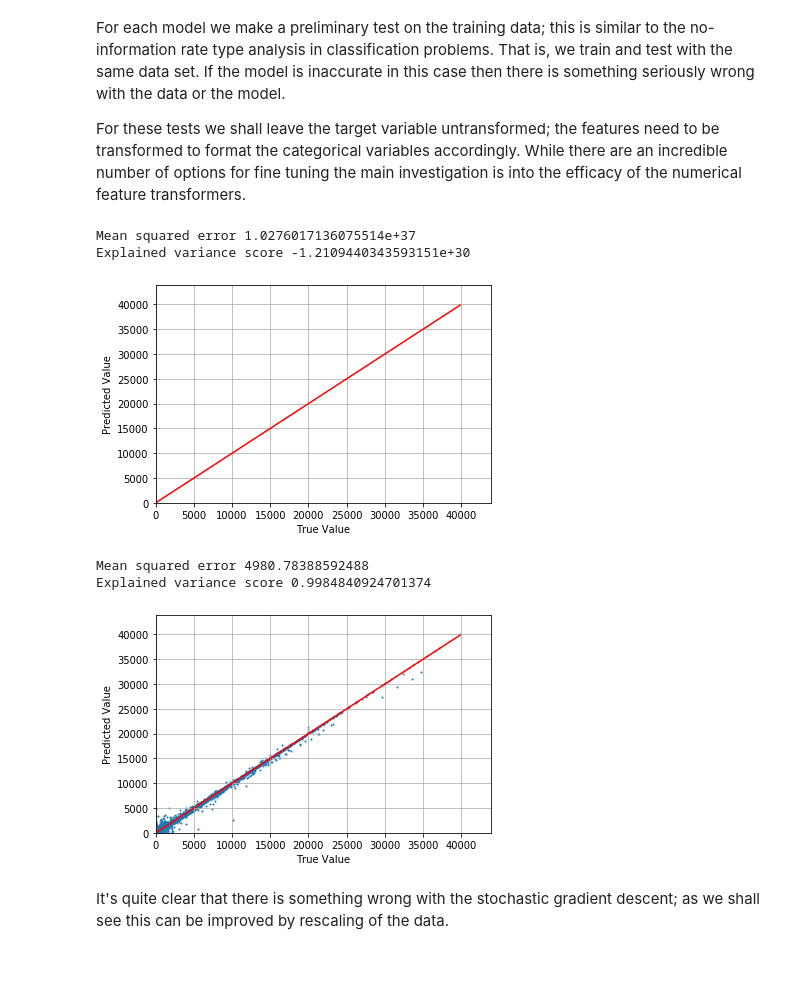
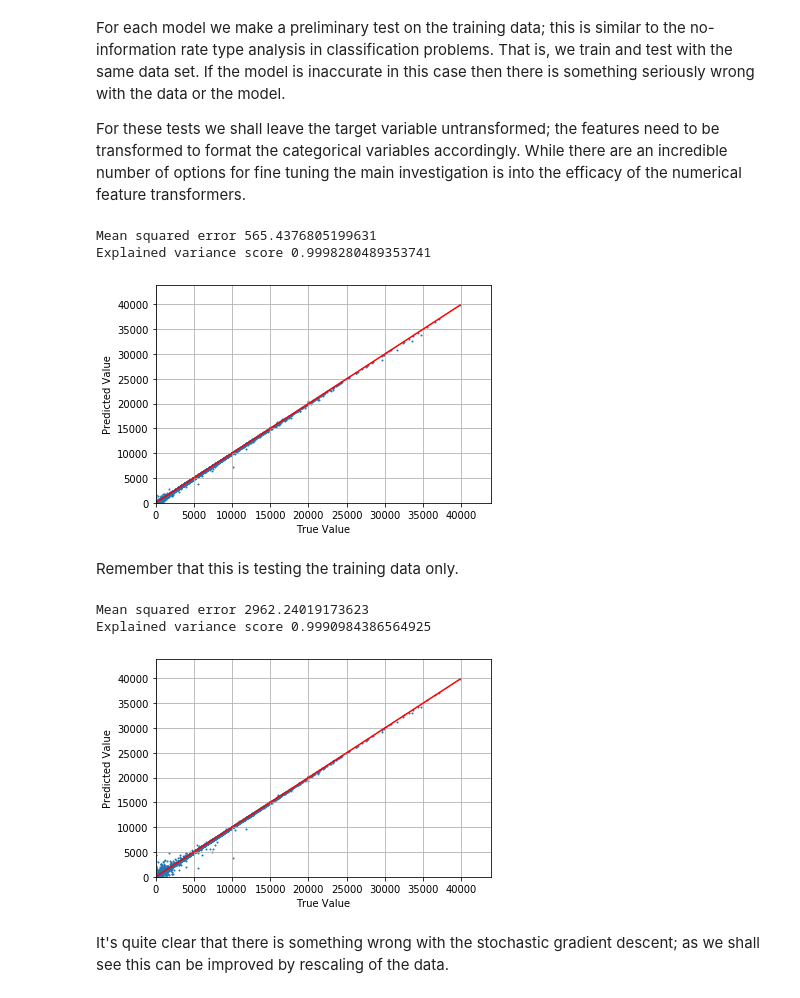
Before and after one commit to mgudorf/datsci, a Jupyter notebook: capstone1/notebooks/Loan recovery amount regression.ipynb, the cells around one changed output. Drawn from its saved outputs; the diff is of its cells as text; code cells hidden in the pictures; blank space fills up the shorter version.

```diff
--- a/capstone1/notebooks/Loan recovery amount regression.ipynb
+++ b/capstone1/notebooks/Loan recovery amount regression.ipynb
@@ -194,9 +194,14 @@ def my_feature_transformer(X, num_features, cat_features, date_features, num_tra
     uniq_categories = [list(np.sort(X[col].unique()))+['Missing','Unknown'] for col in cat_features]
 
     cat_transformer = OneHotEncoder(categories=uniq_categories, handle_unknown='ignore')
-    col_transformer = ColumnTransformer(transformers=[('num', num_transformer, num_features),
-                                                      ('cat', cat_transformer, cat_features),
-                                                     ('my_kbd', 'passthrough', date_features)])
+
+    if date_features is None:
+        col_transformer = ColumnTransformer(transformers=[('num', num_transformer, num_features),
+                                                          ('cat', cat_transformer, cat_features)])
+    else:
+        col_transformer = ColumnTransformer(transformers=[('num', num_transformer, num_features),
+                                                          ('cat', cat_transformer, cat_features),
+                                                         ('my_kbd', 'passthrough', date_features)])
 
     return col_transformer
 
@@ -578,6 +583,7 @@ cat_features = num_and_cat_data.select_dtypes(include=['object']).columns
 date_features = date_data.columns
 
 X = pd.concat((num_and_cat_data, date_data),axis=1)
+X = num_and_cat_data
 # %% [markdown]
 Default cross validation is KFold with 5 folds; by default shuffling is off so we do not need to pass a random state.
 # %%
@@ -604,17 +618,21 @@ col_transformer_ = my_feature_transformer(X, num_features, cat_features, date_fe
 # %%
-sgd_test = SGDRegressor(random_state=42, tol=1e-10)
+sgd_test = SGDRegressor(tol=1e-3)
+
+col_transformer_ = my_feature_transformer(X, num_features, cat_features, None, num_transformer=StandardScaler())
 
 _ = col_transformer_.fit(X_traintest)
 
 xt = col_transformer_.transform(X_traintest)
 
 _ = sgd_test.fit(xt, y_traintest)
 
 _ = classifier_analysis(sgd_test, xt, y_traintest)
 # %% [output]
-Mean squared error 1.0276017136075514e+37
-Explained variance score -1.2109440343593151e+30
+Mean squared error 565.4376805199631
+Explained variance score 0.9998280489353741
-[figure, old version]
+[figure, new version]
+# %% [markdown]
+Remember that this is testing the training data only.
 # %%
 ridge_test = Ridge()
 
@@ -626,9 +644,9 @@ _ = ridge_test.fit(xt, y_traintest)
 
 _ = classifier_analysis(ridge_test, xt, y_traintest)
 # %% [output]
-Mean squared error 4980.78388592488
-Explained variance score 0.9984840924701374
+Mean squared error 2962.24019173623
+Explained variance score 0.9990984386564925
-[figure, old version]
+[figure, new version]
 # %% [markdown]
 It's quite clear that there is something wrong with the stochastic gradient descent; as we shall see this can be improved by
 rescaling of the data.
```
Also changed, not shown: parts of 14 cells of this notebook, 2 other files.
